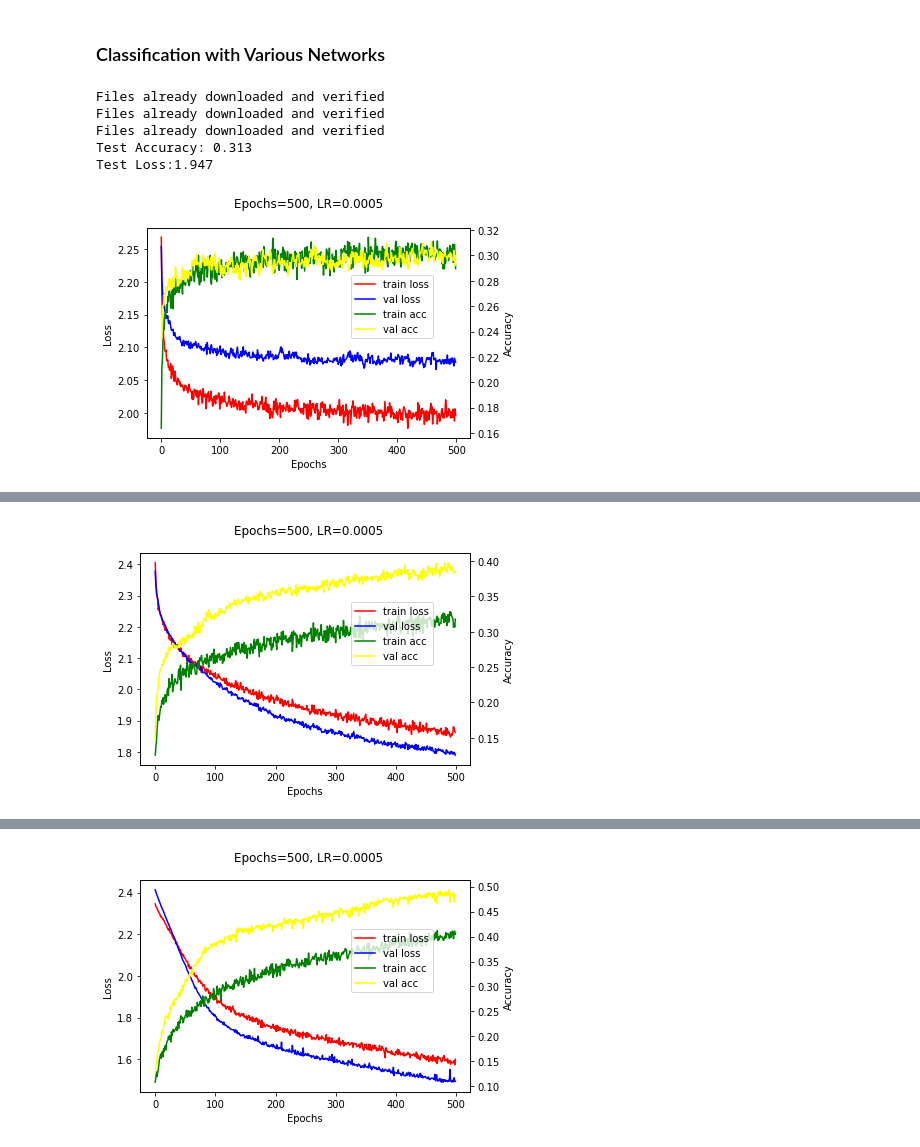
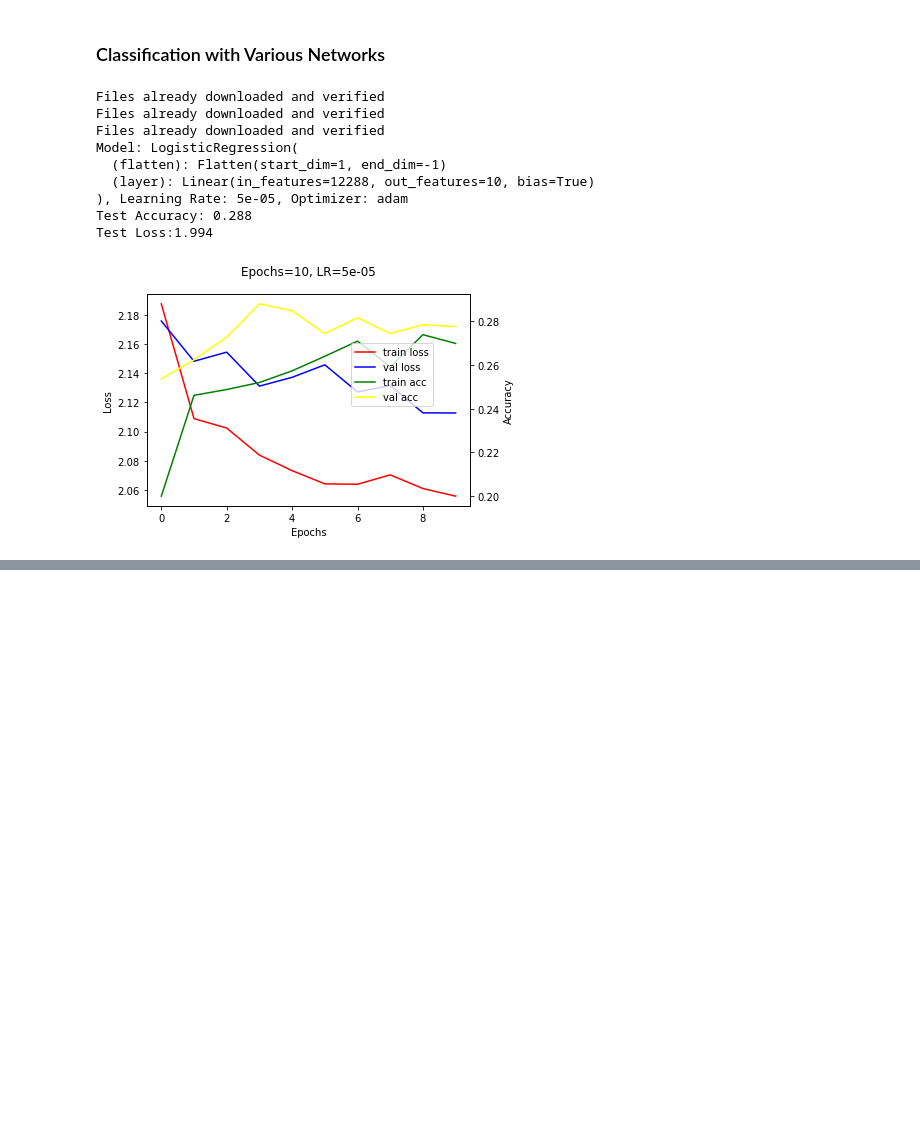
Before and after one commit to ofek181/MobileNetV2-comparison, a Jupyter notebook: MobileNetV2_compare.ipynb, the cells around one changed output, grey strips where cells are left out. Cells and saved outputs as stored; diff of their text form; code cells hidden in the pictures; blank space fills up the shorter version.

```diff
--- a/MobileNetV2_compare.ipynb
+++ b/MobileNetV2_compare.ipynb
@@ -256,8 +231,17 @@ def test(load_test: torch.utils.data.dataloader, model, device):
     return accuracy, loss
 # %%
 # training a model and validating it using the test function
-def train_net(load_train: torch.utils.data.dataloader, load_val: torch.utils.data.dataloader, model, device, lr: float = 0.001, n_epochs: int = 200):
-    optimizer = torch.optim.SGD(model.parameters(), lr=lr)
+def train_net(load_train: torch.utils.data.dataloader, load_val: torch.utils.data.dataloader, model, device, optim: str, lr: float = 0.001, n_epochs: int = 200):
+    if optim == 'sgd':
+        optimizer = torch.optim.SGD(model.parameters(), lr=lr)
+    elif optim == 'adam':
+        optimizer = torch.optim.Adam(model.parameters(), lr=lr)
+    try:
+        optimizer.zero_grad()
+    except UnboundLocalError as err:
+        print("Set optimizer to adam/sgd only")
+
+
     crit = torch.nn.CrossEntropyLoss()
     train_loss, val_loss, train_acc, val_acc = ([] for i in range(4))
     for epoch in range(n_epochs):
@@ -287,6 +271,9 @@ def train_net(load_train: torch.utils.data.dataloader, load_val: torch.utils.dat
         val_acc.append(v_acc)
         val_loss.append(v_loss)
 
+        precentage = epoch / n_epochs * 100
+        print("Model Training: " + str(precentage) + "%", end = "\r")
+
         # print('Epoch: {0}\nLoss: {1:.3f}\nTrain Accuracy: {2:.3f}\nValidation Accuracy: {3:.3f}'
         # .format(epoch, train_loss[-1], train_acc[-1], val_acc[-1]))
 
@@ -311,9 +298,10 @@ def plot_loss(train_loss, val_loss, train_acc, val_acc, epochs, lr):
     fig.tight_layout()
     plt.show()
 # %%
-# set epoch, learning rate and seed
-epochs = 500
-lr = 0.0005
+# set epoch, learning rate, optimizer and seed
+epochs = 10
+lrs = [5e-5, 2e-3]
+optims = ['adam', 'sgd']
 seed = 1
 
 # set batch size and split into train/validation
@@ -336,40 +324,48 @@ torch.backends.cudnn.deterministic = True
 
 # load data via the load_and_preprocess_data function
 load_train, load_val, load_test, labels = load_and_preprocess_data(train_batch_size, test_batch_size, train_part, seed)
 
 # set models
 input_size = 64 * 64 * 3
 output_size = len(true_labels)
 LR = LogisticRegression(input_dim=input_size, output_dim=output_size).to(device)
 input_size = 64 * 64 * 3
 hidden1_size = 200
 hidden2_size = 100
 hidden3_size = 50
 output_size = len(true_labels)
 layers = [input_size, hidden1_size, hidden2_size, hidden3_size, output_size]
 dropout_precentage = 0.3
 FCNN = FullyConnectedNet(layer_size=layers, drop_precentage=dropout_precentage).to(device)
-channel_size = [3, 10, 64]
+channel_size = [3, 20, 64]
 kernel_size = [3, 3]
-fclayer_size = [64 * 14 * 14, 100, 50, output_size]
-CNN = ConvNet(channel_size, kernel_size, fclayer_size).to(device)
+pool = 2
+fclayer_size = [get_length_of_fully_connected_layer(channel_size, kernel_size, pool), 100, 50, 10]
+CNN = ConvNet(channel_size, kernel_size, fclayer_size, pool_size=pool).to(device)
 layer_size = [500, 100, output_size]
 FMNV2 = Fixed_MobileNetV2(layer_size).to(device)
 layer_size = [500, 100, output_size]
 LMNV2 = Learned_MobileNetV2(layer_size).to(device)
 
 models = [LR, FCNN, CNN, FMNV2, LMNV2]
 
 # run over all models
 for model in models:
-    train_loss, val_loss, train_acc, val_acc, model = train_net(load_train, load_val, model, device, lr, epochs)
-    test_acc, test_loss = test(load_test, model, device)
-    print('Test Accuracy: {0:.3f}\nTest Loss:{1:.3f}'.format(test_acc, test_loss))
-    plot_loss(train_loss, val_loss, train_acc, val_acc, epochs, lr)
+    for lr in lrs:
+        for optim in optims:
+            train_loss, val_loss, train_acc, val_acc, model = train_net(load_train, load_val, model, device, optim, lr, epochs)
+            test_acc, test_loss = test(load_test, model, device)
+            print('Model: {0}, Learning Rate: {1}, Optimizer: {2}'.format(model, lr, optim))
+            print('Test Accuracy: {0:.3f}\nTest Loss:{1:.3f}'.format(test_acc, test_loss))
+            plot_loss(train_loss, val_loss, train_acc, val_acc, epochs, lr)
 # %% [output]
 Files already downloaded and verified
 Files already downloaded and verified
 Files already downloaded and verified
-Test Accuracy: 0.313
-Test Loss:1.947
+Model: LogisticRegression(
+  (flatten): Flatten(start_dim=1, end_dim=-1)
+  (layer): Linear(in_features=12288, out_features=10, bias=True)
+), Learning Rate: 5e-05, Optimizer: adam
+Test Accuracy: 0.288
+Test Loss:1.994
-[figure, old version]
+[figure, new version]
@@ -378 +372,0 @@ Test Loss:1.712
-[figure, removed]
@@ -381 +373,0 @@ Test Loss:1.446
-[figure, removed]
```
Also changed, not shown: parts of 7 cells of this notebook.
